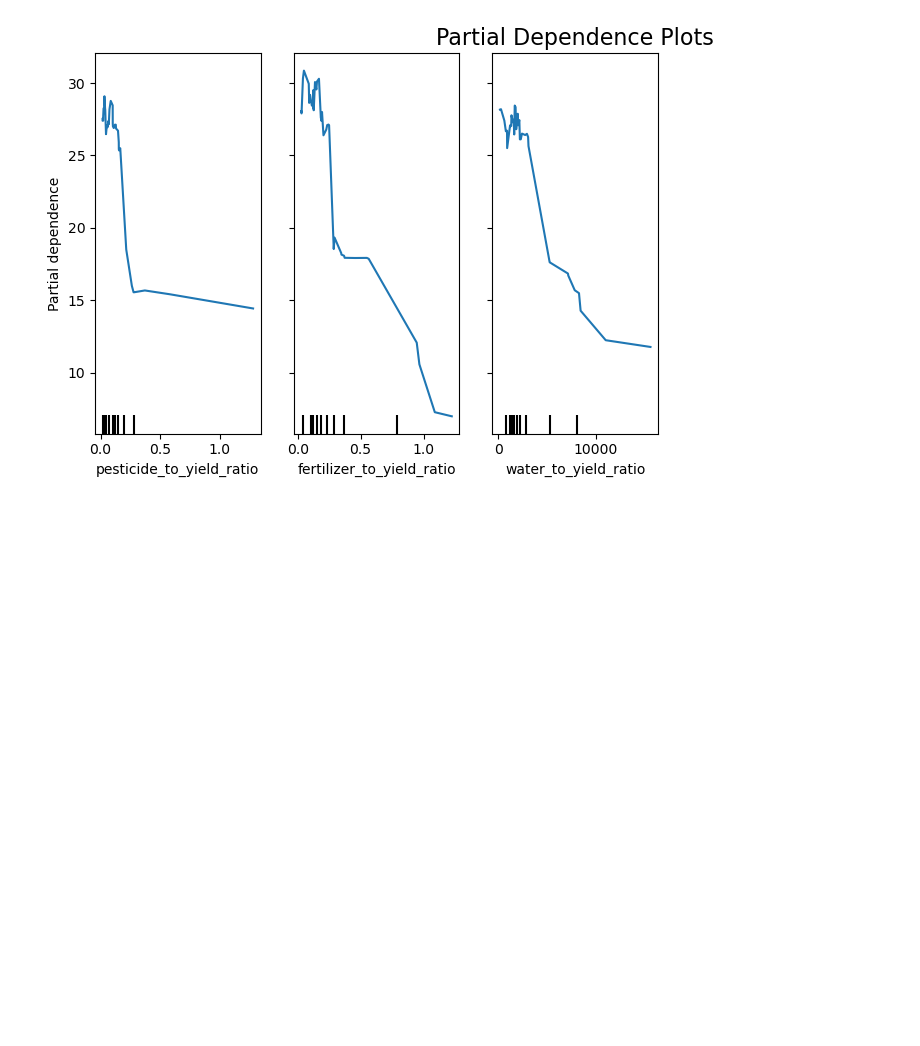
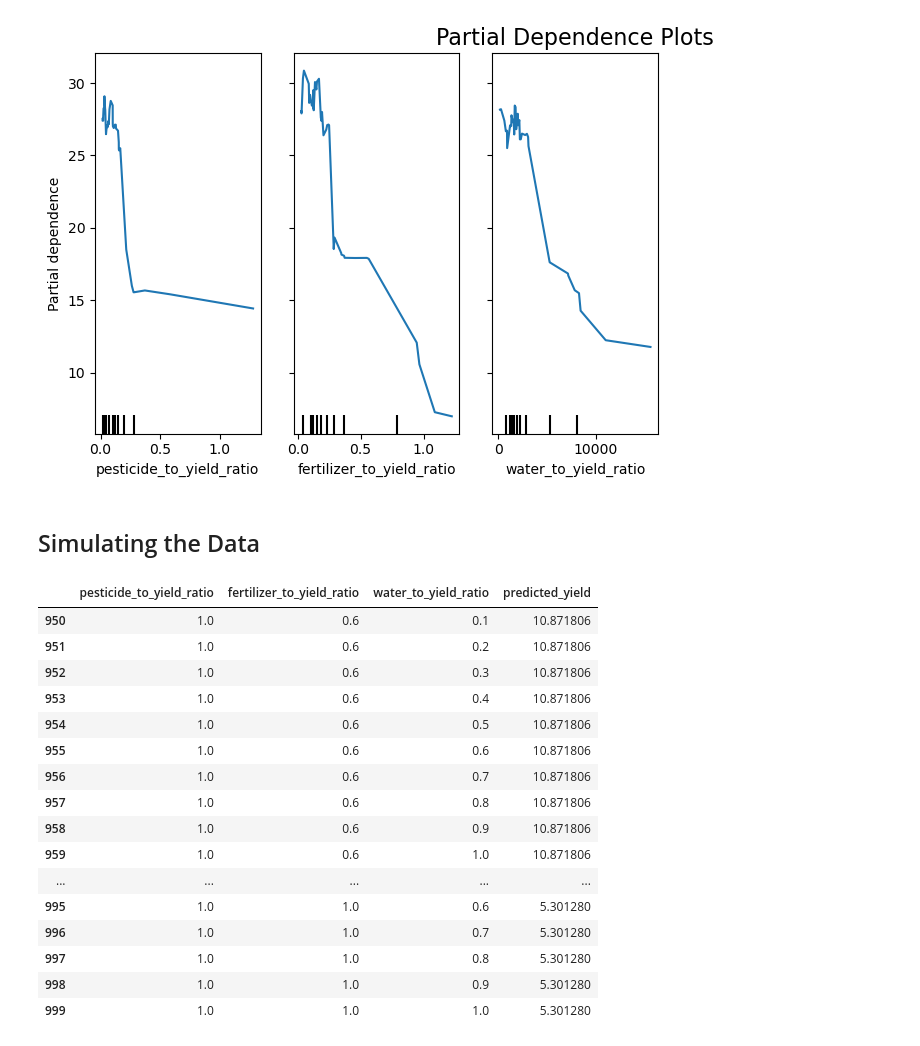
Before and after one commit to amyints/farming_analysis, a Jupyter notebook: model.ipynb, the cells around one changed output. Cells and saved outputs as stored; diff of their text form; code cells hidden in the pictures; blank space fills up the shorter version.

Commit message:
import simulate in model.ipynb

```diff
--- a/model.ipynb
+++ b/model.ipynb
@@ -71,2 +72,25 @@ print(f"Error generating Partial Dependence Plot: {e}")
 # %% [output]
 [figure]
+# %% [markdown]
+## Simulating the Data
+# %%
+scenarios = simulate(clean_df, model)
+scenarios.rand(50)
+# %% [output]
+|  | pesticide_to_yield_ratio | fertilizer_to_yield_ratio | water_to_yield_ratio | predicted_yield |
+| 950 | 1.0 | 0.6 | 0.1 | 10.871806 |
+| 951 | 1.0 | 0.6 | 0.2 | 10.871806 |
+| 952 | 1.0 | 0.6 | 0.3 | 10.871806 |
+| 953 | 1.0 | 0.6 | 0.4 | 10.871806 |
+| 954 | 1.0 | 0.6 | 0.5 | 10.871806 |
+| 955 | 1.0 | 0.6 | 0.6 | 10.871806 |
+| 956 | 1.0 | 0.6 | 0.7 | 10.871806 |
+| 957 | 1.0 | 0.6 | 0.8 | 10.871806 |
+| 958 | 1.0 | 0.6 | 0.9 | 10.871806 |
+| 959 | 1.0 | 0.6 | 1.0 | 10.871806 |
+| ... | ... | ... | ... | ... |
+| 995 | 1.0 | 1.0 | 0.6 | 5.301280 |
+| 996 | 1.0 | 1.0 | 0.7 | 5.301280 |
+| 997 | 1.0 | 1.0 | 0.8 | 5.301280 |
+| 998 | 1.0 | 1.0 | 0.9 | 5.301280 |
+| 999 | 1.0 | 1.0 | 1.0 | 5.301280 |
```
Also changed, not shown: parts of 3 cells of this notebook, 11 other files.
